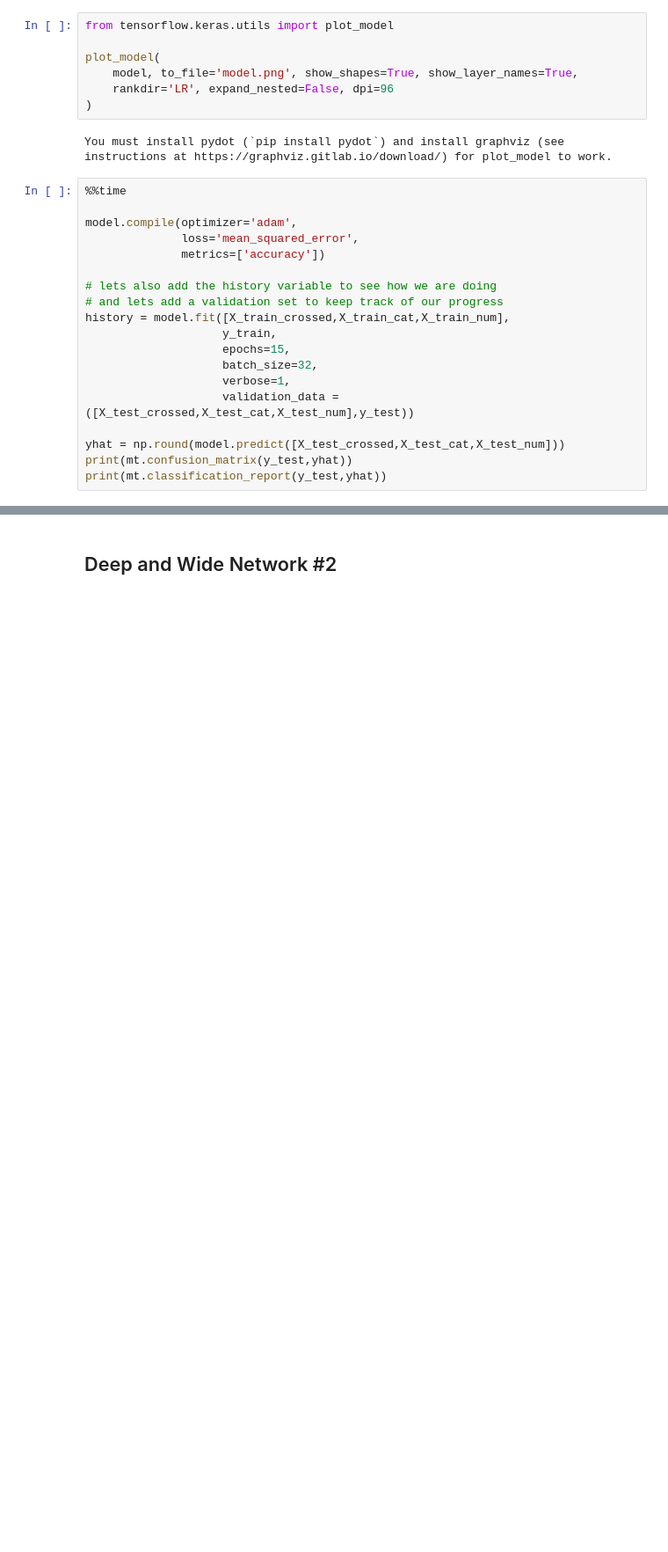
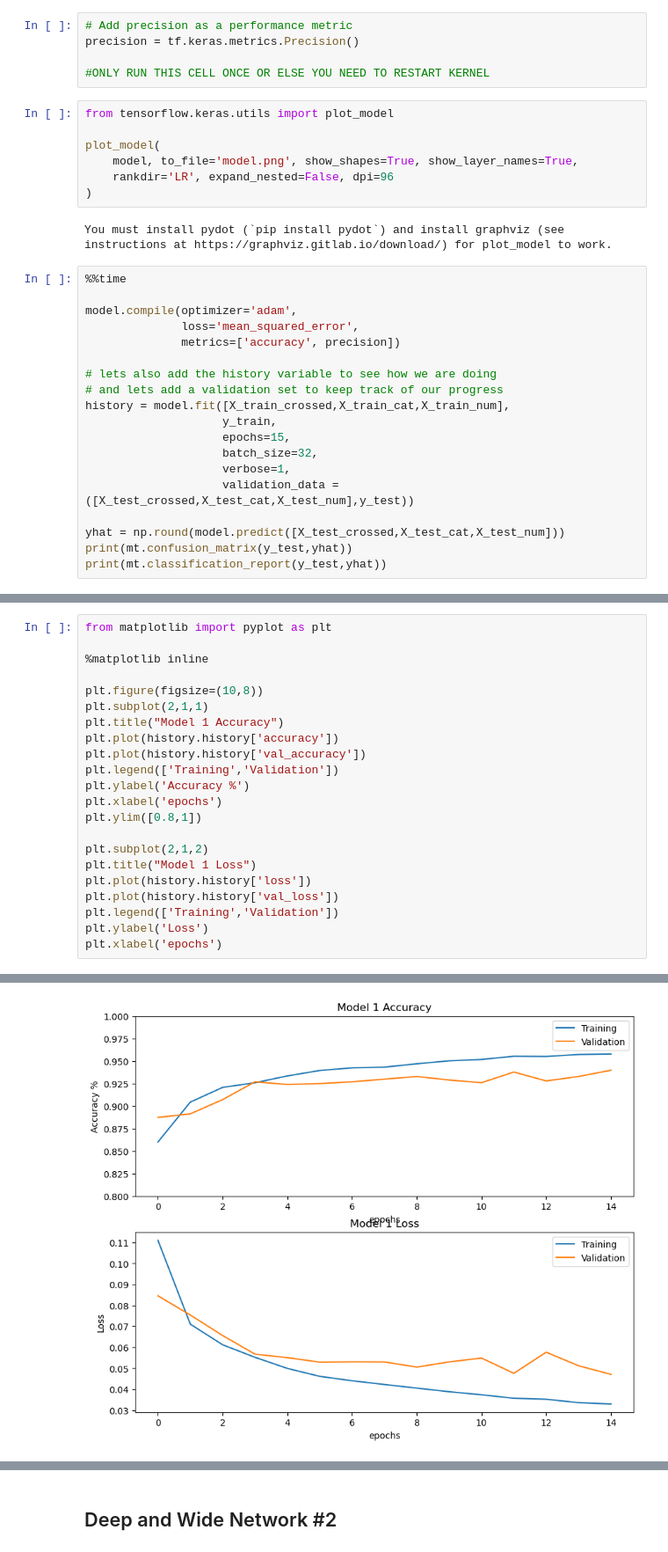
Before and after one commit to bennyandthejetss/ML_lab5, a Jupyter notebook: Lab5.ipynb, the cells around one changed output, grey strips where cells are left out. Shown: that part at 88% size. Drawn from its saved outputs; the diff is of its cells as text; blank space fills up the shorter version.

```diff
--- a/Lab5.ipynb
+++ b/Lab5.ipynb
@@ -256,6 +256,11 @@ final_branch = Dense(units=1,activation='sigmoid',
 
 model = Model(inputs=[input_crossed,input_cat,input_num],
               outputs=final_branch)
+# %%
+# Add precision as a performance metric
+precision = tf.keras.metrics.Precision()
+
+#ONLY RUN THIS CELL ONCE OR ELSE YOU NEED TO RESTART KERNEL
 # %%
 from tensorflow.keras.utils import plot_model
 
@@ -270,7 +275,7 @@ You must install pydot (`pip install pydot`) and install graphviz (see instructi
 
 model.compile(optimizer='adam',
               loss='mean_squared_error',
-              metrics=['accuracy'])
+              metrics=['accuracy', precision])
 
 # lets also add the history variable to see how we are doing
 # and lets add a validation set to keep track of our progress
@@ -334,0 +314,23 @@ plt.ylim([0,0.25])
+# %%
+from matplotlib import pyplot as plt
+
+%matplotlib inline
+
+plt.figure(figsize=(10,8))
+plt.subplot(2,1,1)
+plt.title("Model 1 Accuracy")
+plt.plot(history.history['accuracy'])
+plt.plot(history.history['val_accuracy'])
+plt.legend(['Training','Validation'])
+plt.ylabel('Accuracy %')
+plt.xlabel('epochs')
+plt.ylim([0.8,1])
+
+plt.subplot(2,1,2)
+plt.title("Model 1 Loss")
+plt.plot(history.history['loss'])
+plt.plot(history.history['val_loss'])
+plt.legend(['Training','Validation'])
+plt.ylabel('Loss')
+plt.xlabel('epochs')
+# %% [output]
@@ -334,0 +338 @@ plt.ylim([0,0.25])
+[figure, added]
```
Also changed, not shown: parts of 26 cells of this notebook.
